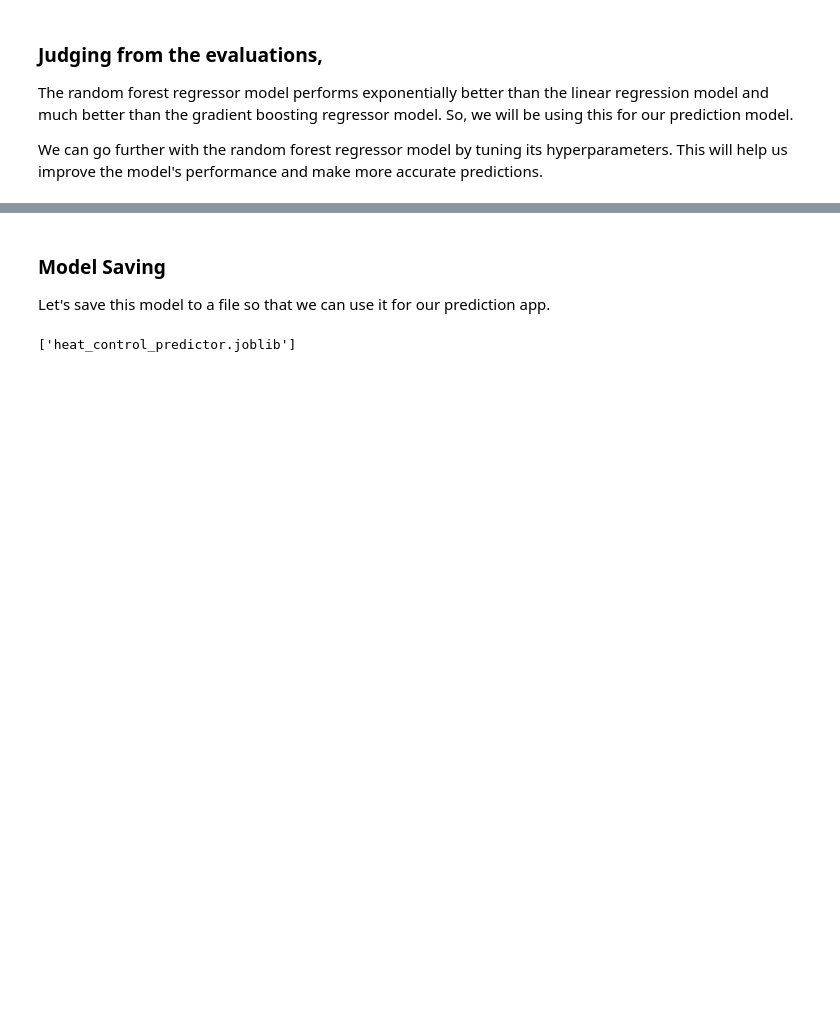
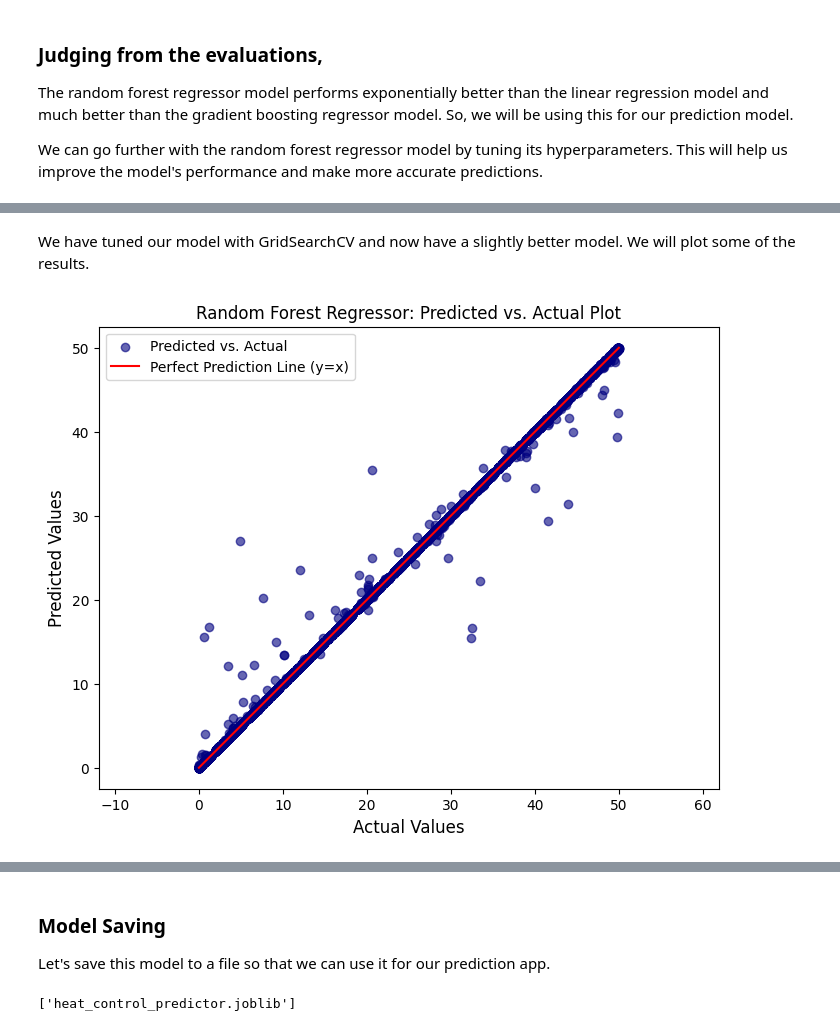
Before and after one commit to Ph4ntomX/data-science-FYP, a Jupyter notebook: notebook.ipynb, the cells around one changed output, grey strips where cells are left out. Cells and saved outputs as stored; diff of their text form; code cells hidden in the pictures; blank space fills up the shorter version.

```diff
--- a/notebook.ipynb
+++ b/notebook.ipynb
@@ -367,3 +375,23 @@ R2: 1.00
+# %% [markdown]
+We have tuned our model with GridSearchCV and now have a slightly better model. We will plot some of the results.
+# %%
+y_pred = best_model.predict(X_test)
+
+plt.figure(figsize=(8, 6))
+plt.scatter(y_test, y_pred, c='navy', alpha=0.6, label='Predicted vs. Actual')
+plt.xlabel('Actual Values', fontsize=12)
+plt.ylabel('Predicted Values', fontsize=12)
+plt.title('Random Forest Regressor: Predicted vs. Actual Plot')
+
+p1 = max(max(y_pred), max(y_test))
+p2 = min(min(y_pred), min(y_test))
+plt.plot([p1, p2], [p1, p2], 'r-', label='Perfect Prediction Line (y=x)') #
+
+plt.legend()
+plt.axis('equal')
+plt.show()
+# %% [output]
+[figure, added]
 # %%
 feature_importances = pd.Series(best_model.feature_importances_, index=X.columns).sort_values(ascending=False)
 
```
Also changed, not shown: parts of 19 cells of this notebook, 1 other file.
